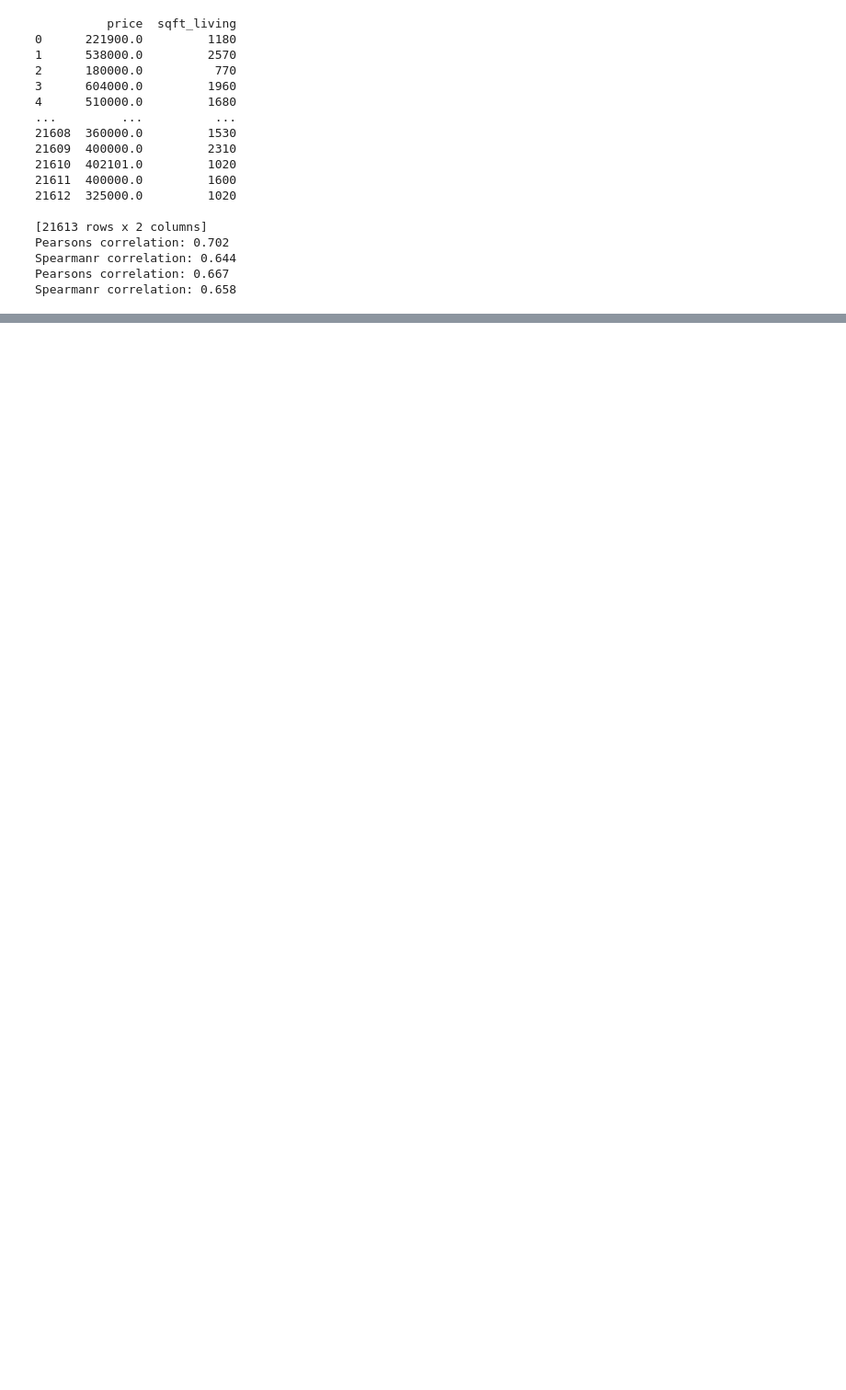
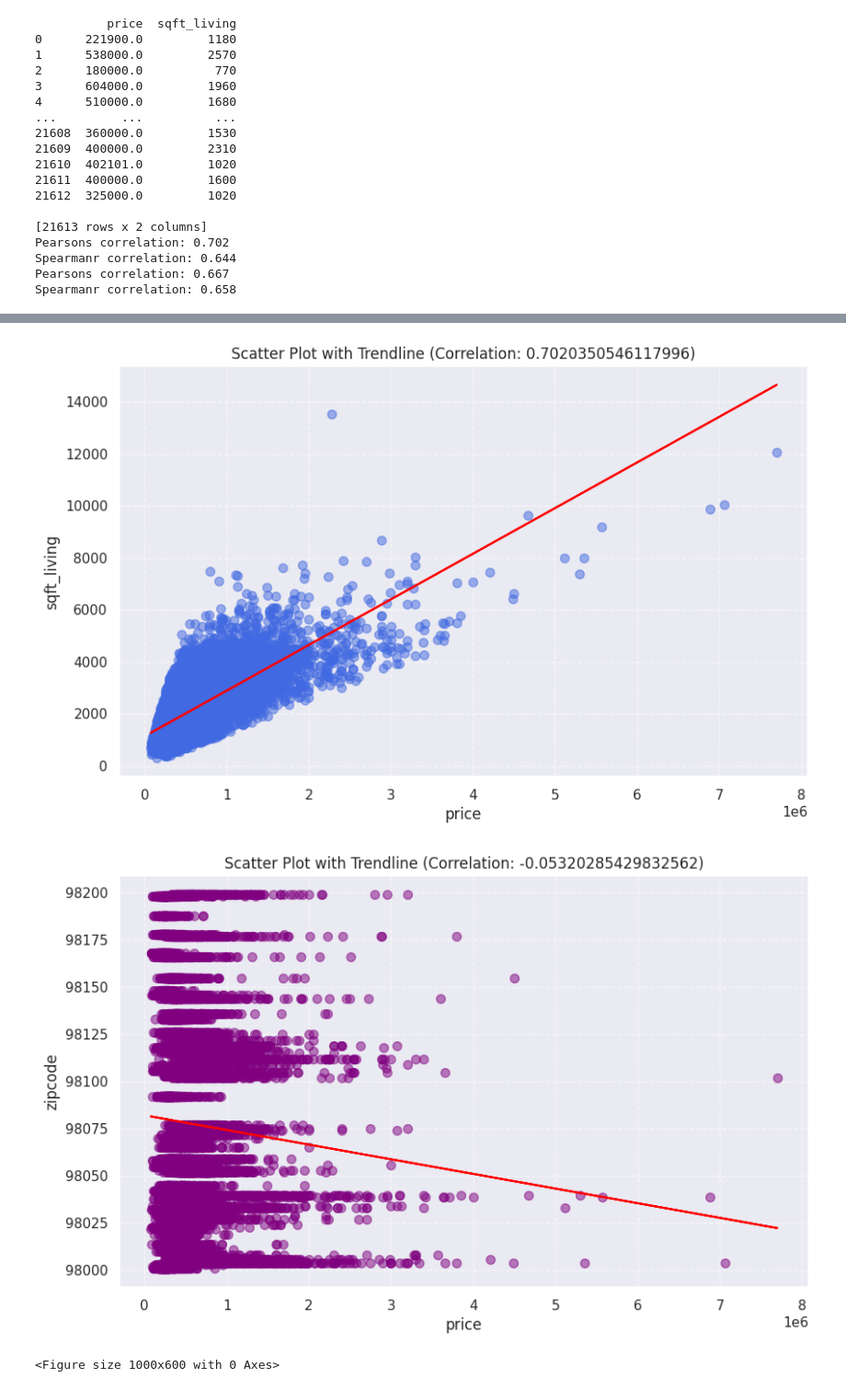
Before and after one commit to dieremy/Data_processing, a Jupyter notebook: src/house_data_lab.ipynb, the cells around one changed output, grey strips where cells are left out. Shown at 92% size. Cells and saved outputs as stored; diff of their text form; code cells hidden in the pictures; blank space fills up the shorter version.

Commit message:
feat: data exloration concluded, started a sample for a report analysis

```diff
--- a/src/house_data_lab.ipynb
+++ b/src/house_data_lab.ipynb
@@ -238,0 +259,54 @@ plt.show()
+# %%
+price = df['price']
+sqft_living = df['sqft_living']
+
+
+# Using Pearsonr correlation
+correlation = price.corr(sqft_living)
+
+# Scatter Plot with Trendline [price - square feet living]
+plt.figure(figsize=(10, 6))
+plt.scatter(df['price'], df['sqft_living'], alpha=0.5, s=50, c='royalblue')
+m, b = np.polyfit(price, sqft_living, 1)  # Linear regression
+plt.plot(price, m * price + b, color='red')  # Trendline
+plt.xlabel('price')
+plt.ylabel('sqft_living')
+plt.title('Scatter Plot with Trendline (Correlation: {})'.format(correlation))
+plt.grid(True, linestyle='--', alpha=0.6)
+plt.show()
+
+# Scatter Plot with Trendline [price - zipcode]
+correlation_z = price.corr(df['zipcode'])
+plt.figure(figsize=(10, 6))
+plt.scatter(df['price'], df['zipcode'], alpha=0.5, s=50, c='purple')
+m, b = np.polyfit(price, df['zipcode'], 1)  # Linear regression
+plt.plot(price, m * price + b, color='red')  # Trendline
+plt.xlabel('price')
+plt.ylabel('zipcode')
+plt.title('Scatter Plot with Trendline (Correlation: {})'.format(correlation_z))
+plt.grid(True, linestyle='--', alpha=0.6)
+plt.show()
+
+
+# Creates joint plots with histograms and scatterplots for exploring bivariate distributions.
+sns.set_theme(style="darkgrid")
+plt.figure(figsize=(10, 6))
+df_sns = pd.DataFrame({'x': df['price'], 'y': df['sqft_living']})
+
+sns.jointplot(
+    x="sqft_living",
+    y="price",
+    color="orange",
+    data=df
+)
+
+plt.xlabel('Price')
+plt.ylabel('Square Feet Living')
+# plt.title('Price vs Sqft Living (Correlation: {:.2f})'.format(correlation))
+
+plt.grid(True, linestyle='--', alpha=0.6)
+plt.show()
+# %% [output]
+[figure, added]
+[figure, added]
+<Figure size 1000x600 with 0 Axes>
```
Also changed, not shown: parts of 14 cells of this notebook.
